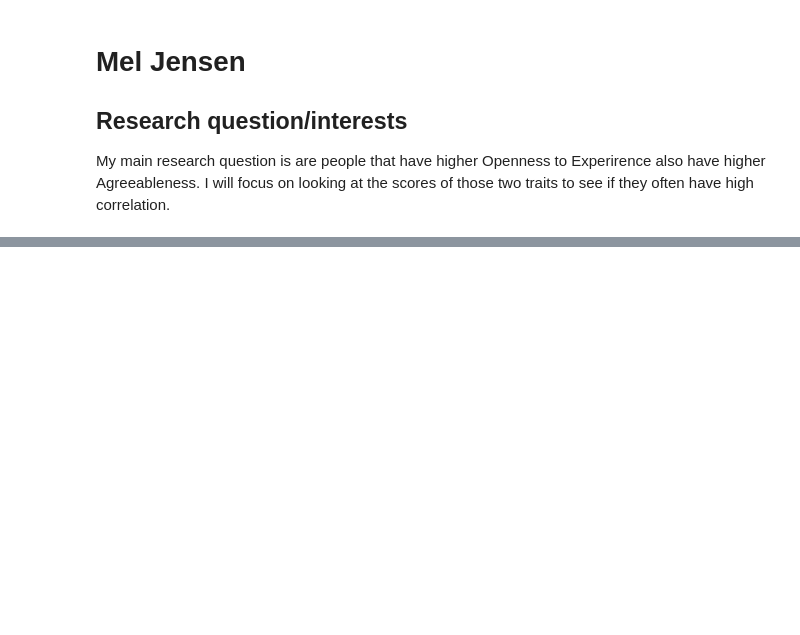
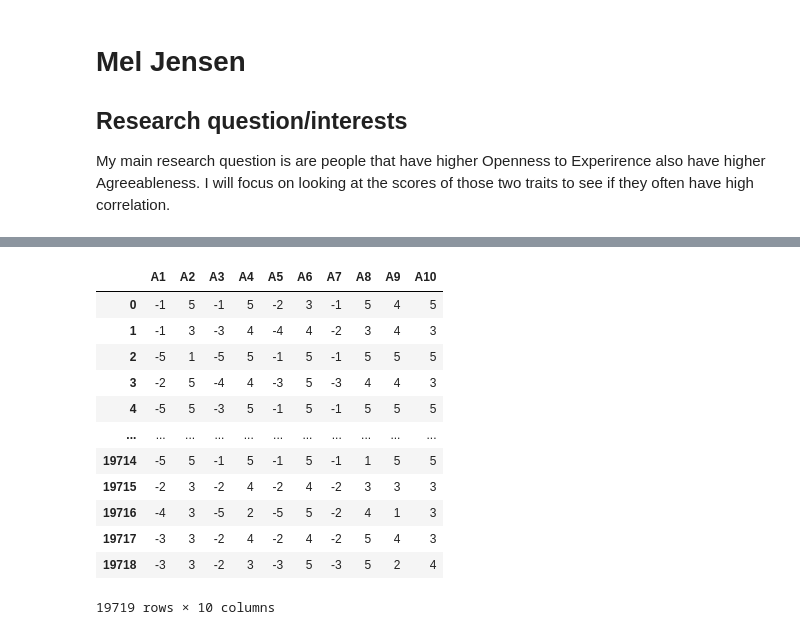
Before and after one commit to ubco-W2022T1-cosc301/project-group23, a Jupyter notebook: notebooks/analysis1.ipynb, the cells around one changed output, grey strips where cells are left out. Saved outputs shown, nothing was run; the diff lists cells and outputs as text; code cells hidden in the pictures; blank space fills up the shorter version.

```diff
--- a/notebooks/analysis1.ipynb
+++ b/notebooks/analysis1.ipynb
@@ -59,0 +116,19 @@ newData
+# %%
+## Dataframe with A values
+Aframes=[NewA1, NewA2, NewA3, NewA4, NewA5, NewA6, NewA7, NewA8, NewA9, NewA10]
+Aframe = pd.concat(Aframes, axis=1)
+Aframe
+# %% [output]
+|  | A1 | A2 | A3 | A4 | A5 | A6 | A7 | A8 | A9 | A10 |
+| 0 | -1 | 5 | -1 | 5 | -2 | 3 | -1 | 5 | 4 | 5 |
+| 1 | -1 | 3 | -3 | 4 | -4 | 4 | -2 | 3 | 4 | 3 |
+| 2 | -5 | 1 | -5 | 5 | -1 | 5 | -1 | 5 | 5 | 5 |
+| 3 | -2 | 5 | -4 | 4 | -3 | 5 | -3 | 4 | 4 | 3 |
+| 4 | -5 | 5 | -3 | 5 | -1 | 5 | -1 | 5 | 5 | 5 |
+| ... | ... | ... | ... | ... | ... | ... | ... | ... | ... | ... |
+| 19714 | -5 | 5 | -1 | 5 | -1 | 5 | -1 | 1 | 5 | 5 |
+| 19715 | -2 | 3 | -2 | 4 | -2 | 4 | -2 | 3 | 3 | 3 |
+| 19716 | -4 | 3 | -5 | 2 | -5 | 5 | -2 | 4 | 1 | 3 |
+| 19717 | -3 | 3 | -2 | 4 | -2 | 4 | -2 | 5 | 4 | 3 |
+| 19718 | -3 | 3 | -2 | 3 | -3 | 5 | -3 | 5 | 2 | 4 |
+19719 rows × 10 columns
```
Also changed, not shown: parts of 16 cells of this notebook.
